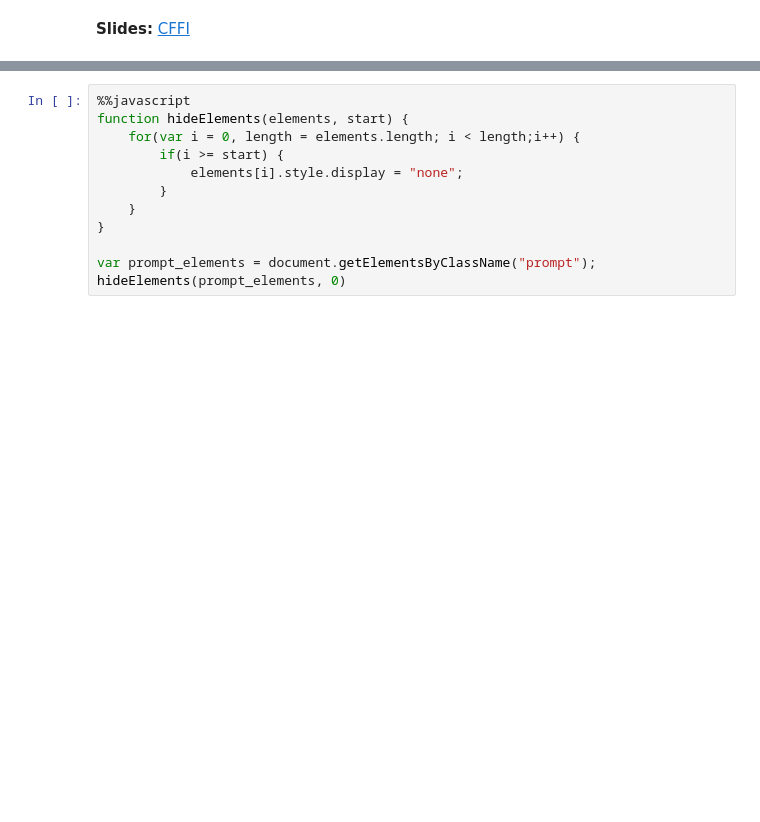
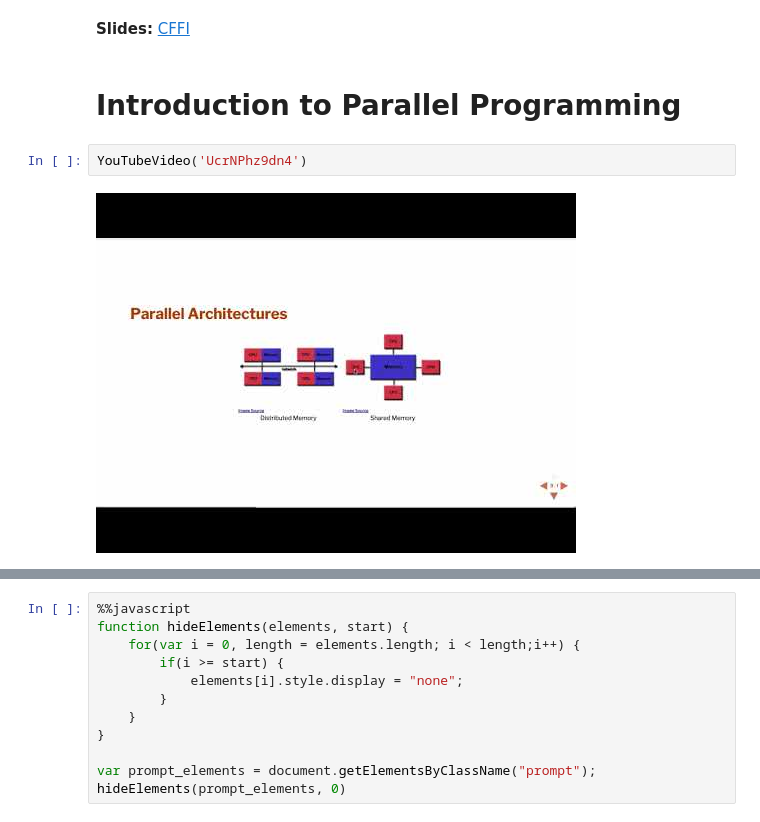
Before and after one commit to PGE383-HPC/live_lectures, a Jupyter notebook: index-rise.ipynb, the cells around one changed output, grey strips where cells are left out. Saved outputs shown, nothing was run; the diff lists cells and outputs as text; blank space fills up the shorter version.

```diff
--- a/index-rise.ipynb
+++ b/index-rise.ipynb
@@ -193,3 +193,9 @@ YouTubeVideo('EhavJLpGNGM')
 [figure]
 # %% [markdown]
 **Slides:** [CFFI](CFFI-rise.ipynb)
+# %% [markdown]
+# Introduction to Parallel Programming
+# %%
+YouTubeVideo('UcrNPhz9dn4')
+# %% [output]
+[figure, added]
```
Also changed, not shown: parts of 4 cells of this notebook, 12 other files.
